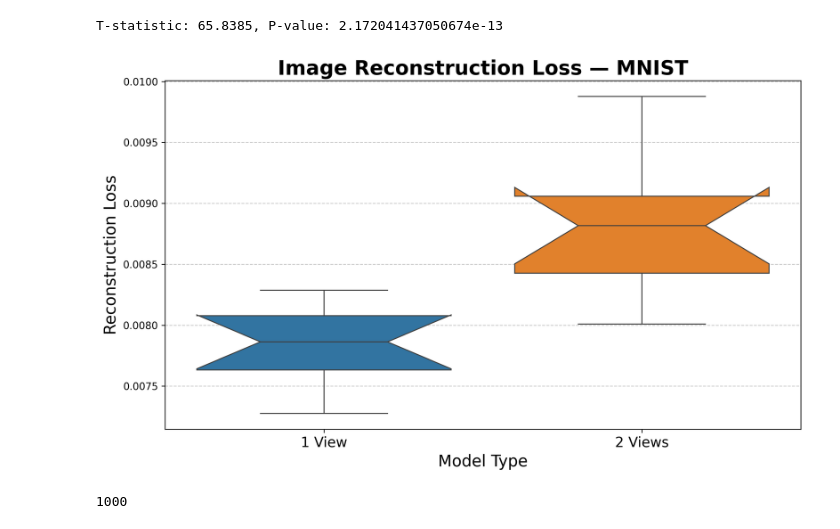
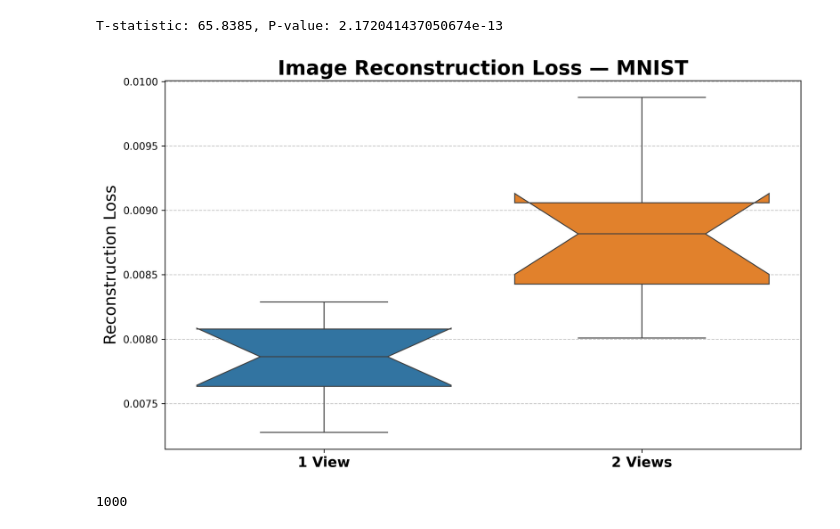
Before and after one commit to ClarysseArthur/VUB-MT-Development, a Jupyter notebook: Models/GenRKM-MNIST/StatTest.ipynb, the cells around one changed output. Cells and saved outputs as stored; diff of their text form; code cells hidden in the pictures.

```diff
--- a/Models/GenRKM-MNIST/StatTest.ipynb
+++ b/Models/GenRKM-MNIST/StatTest.ipynb
@@ -329,22 +329,21 @@ T-statistic: 65.8385, P-value: 2.172041437050674e-13
 # %%
 data = [sv_losses, mv_im_losses]
 labels = ['1 View', '2 Views']
 
 plt.figure(figsize=(10, 6), dpi=300)
 plt.title('Image Reconstruction Loss — MNIST', fontsize=20, fontweight='bold')
 sns.boxplot(data=data, notch=True)
 
-plt.xticks(ticks=range(len(labels)), labels=labels, fontsize=14)
-plt.xlabel('Model Type', fontsize=16)
+plt.xticks(ticks=range(len(labels)), labels=labels, fontsize=14, fontweight='bold')
 plt.ylabel('Reconstruction Loss', fontsize=16)
 
 plt.grid(axis='y', linestyle='--', alpha=0.7)
 plt.tight_layout()
 plt.savefig('img/boxplot_reconstruction_loss_comparison.png', dpi=300)
 
 plt.show()
 # %% [output]
-[figure, old version]
+[figure, new version]
 # %%
 len(all_data_im)
 # %% [output]
```
Also changed, not shown: parts of 2 cells of this notebook, 19 other files.
